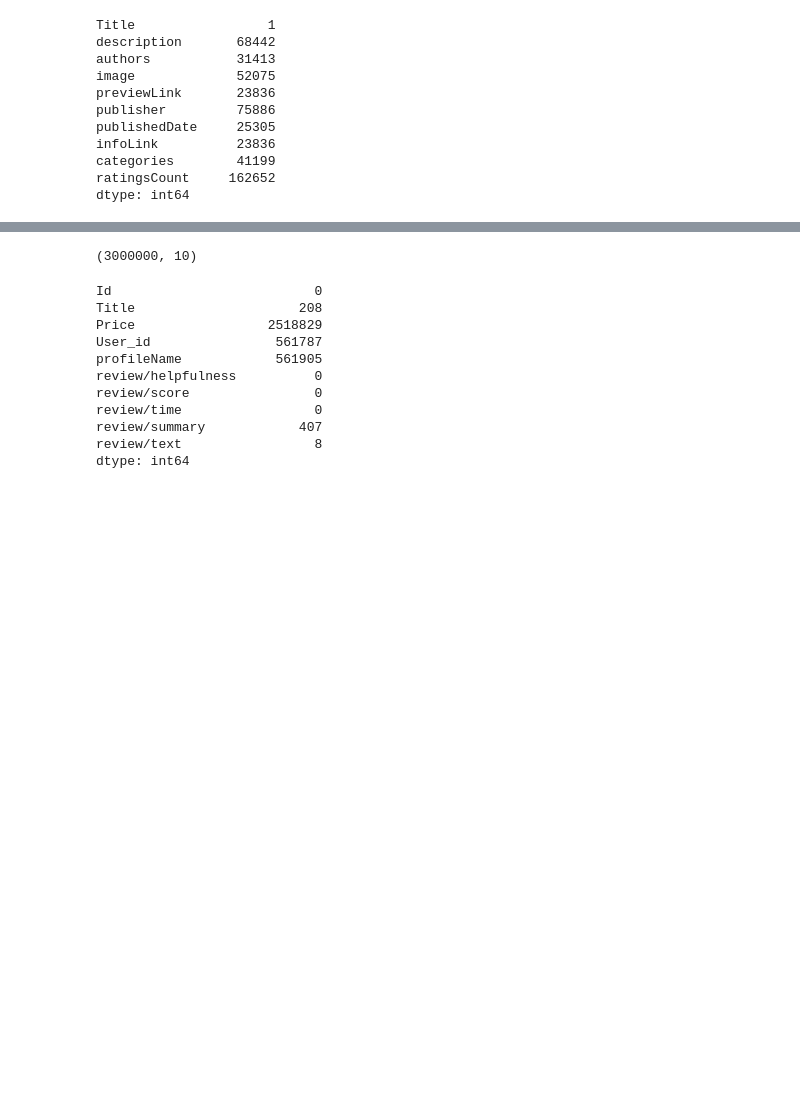
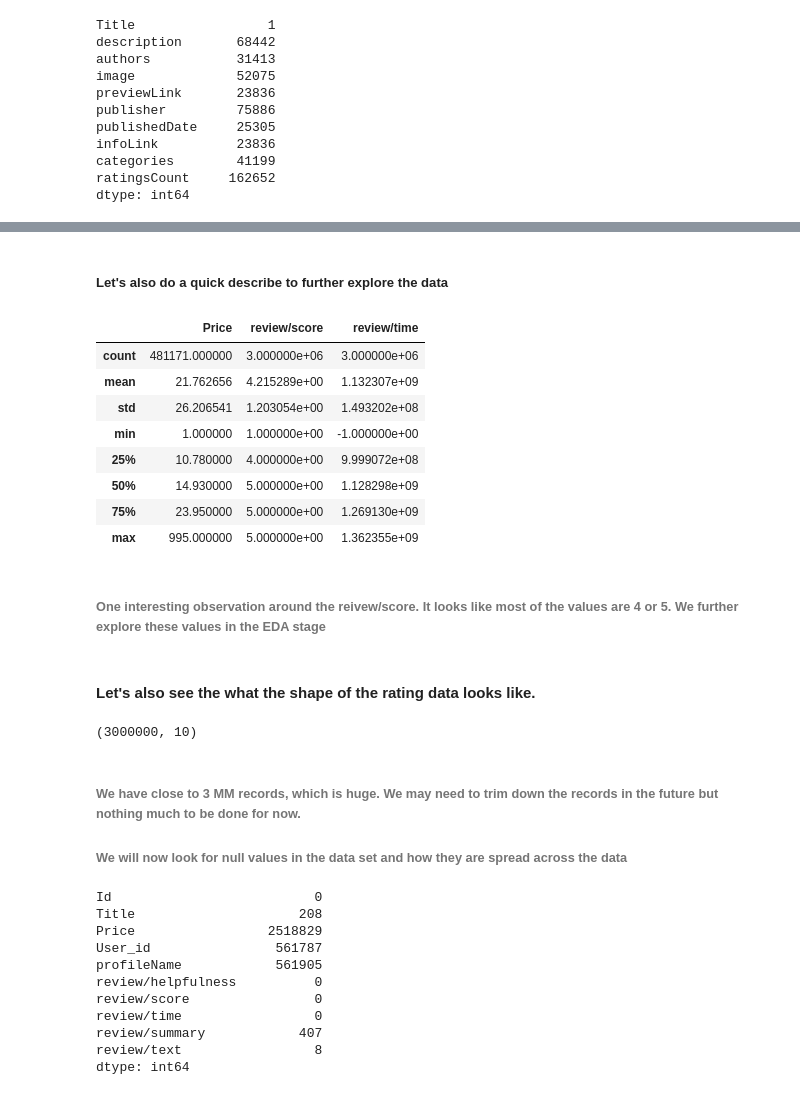
Before and after one commit to siddhantgithub/LibroBuddy, a Jupyter notebook: notebooks/1.Librobuddy-DataWrangling.ipynb, the cells around one changed output, grey strips where cells are left out. Cells and saved outputs as stored; diff of their text form; code cells hidden in the pictures; blank space fills up the shorter version.

```diff
--- a/notebooks/1.Librobuddy-DataWrangling.ipynb
+++ b/notebooks/1.Librobuddy-DataWrangling.ipynb
@@ -58,7 +134,28 @@ df_ratings_data_large.head(5)
+# %% [markdown]
+##### Let's also do a quick describe to further explore the data
+# %%
+df_ratings_data_large.describe()
+# %% [output]
+|  | Price | review/score | review/time |
+| count | 481171.000000 | 3.000000e+06 | 3.000000e+06 |
+| mean | 21.762656 | 4.215289e+00 | 1.132307e+09 |
+| std | 26.206541 | 1.203054e+00 | 1.493202e+08 |
+| min | 1.000000 | 1.000000e+00 | -1.000000e+00 |
+| 25% | 10.780000 | 4.000000e+00 | 9.999072e+08 |
+| 50% | 14.930000 | 5.000000e+00 | 1.128298e+09 |
+| 75% | 23.950000 | 5.000000e+00 | 1.269130e+09 |
+| max | 995.000000 | 5.000000e+00 | 1.362355e+09 |
+# %% [markdown]
+###### One interesting observation around the reivew/score. It looks like most of the values are 4 or 5. We further explore these values in the EDA stage
+# %% [markdown]
+#### Let's also see the what the shape of the rating data looks like.
 # %%
 df_ratings_data_large.shape
 # %% [output]
 (3000000, 10)
+# %% [markdown]
+###### We have close to 3 MM records, which is huge. We may need to trim down the records in the future but nothing much to be done for now.
+###### We will now look for null values in the data set and how they are spread across the data
 # %%
 df_ratings_data_large.isnull().sum()
 # %% [output]
```
Also changed, not shown: parts of 37 cells of this notebook.
